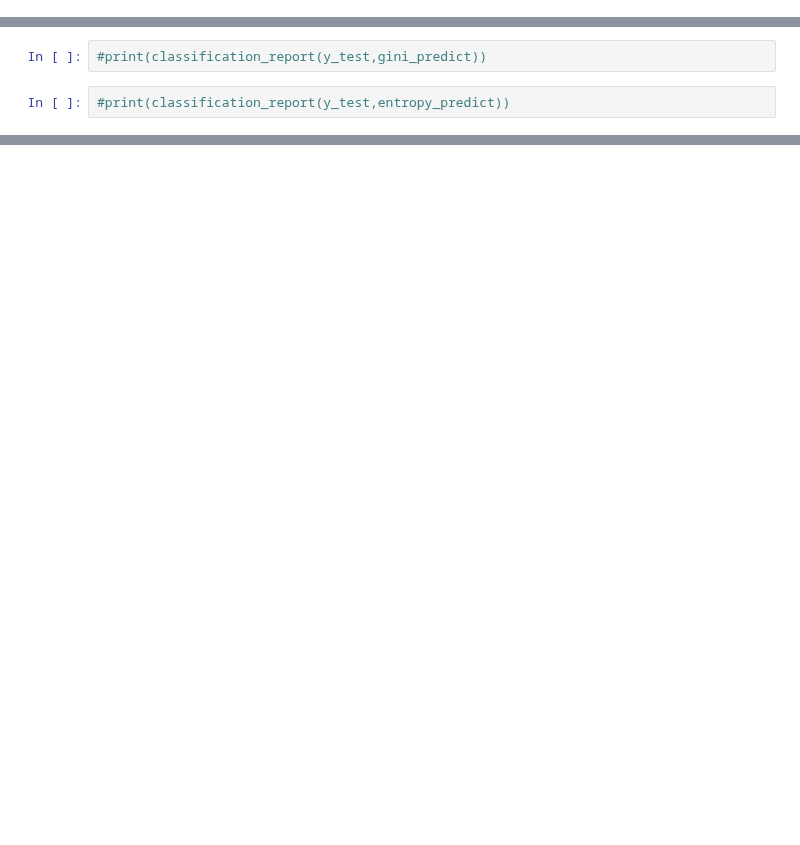
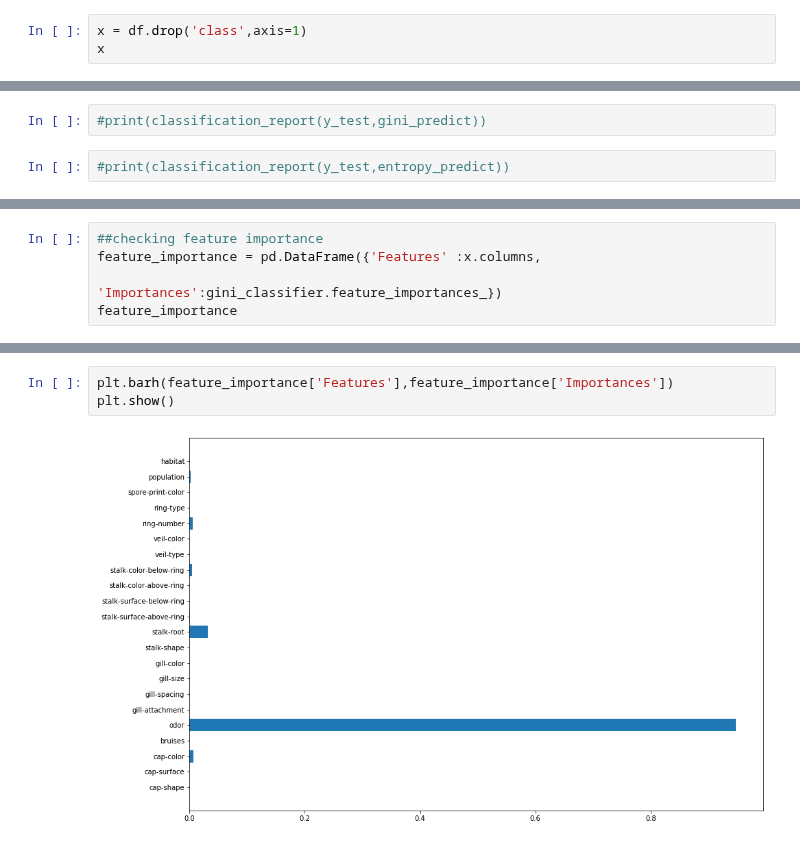
Before and after one commit to saketh-26/MachineLearning--PBS, a Jupyter notebook: Decision_Tree_Mushroom_dataset.ipynb, the cells around one changed output, grey strips where cells are left out. Saved outputs shown, nothing was run; the diff lists cells and outputs as text; blank space fills up the shorter version.

```diff
--- a/Decision_Tree_Mushroom_dataset.ipynb
+++ b/Decision_Tree_Mushroom_dataset.ipynb
@@ -96,0 +125,3 @@ print(dicts)
+# %%
+x = df.drop('class',axis=1)
+x
@@ -229,0 +286,5 @@ plt.show()
+# %%
+##checking feature importance
+feature_importance = pd.DataFrame({'Features' :x.columns,
+                                   'Importances':gini_classifier.feature_importances_})
+feature_importance
@@ -229,0 +309,5 @@ plt.show()
+# %%
+plt.barh(feature_importance['Features'],feature_importance['Importances'])
+plt.show()
+# %% [output]
+[figure, added]
```
Also changed, not shown: parts of 19 cells of this notebook, 2 other files.
